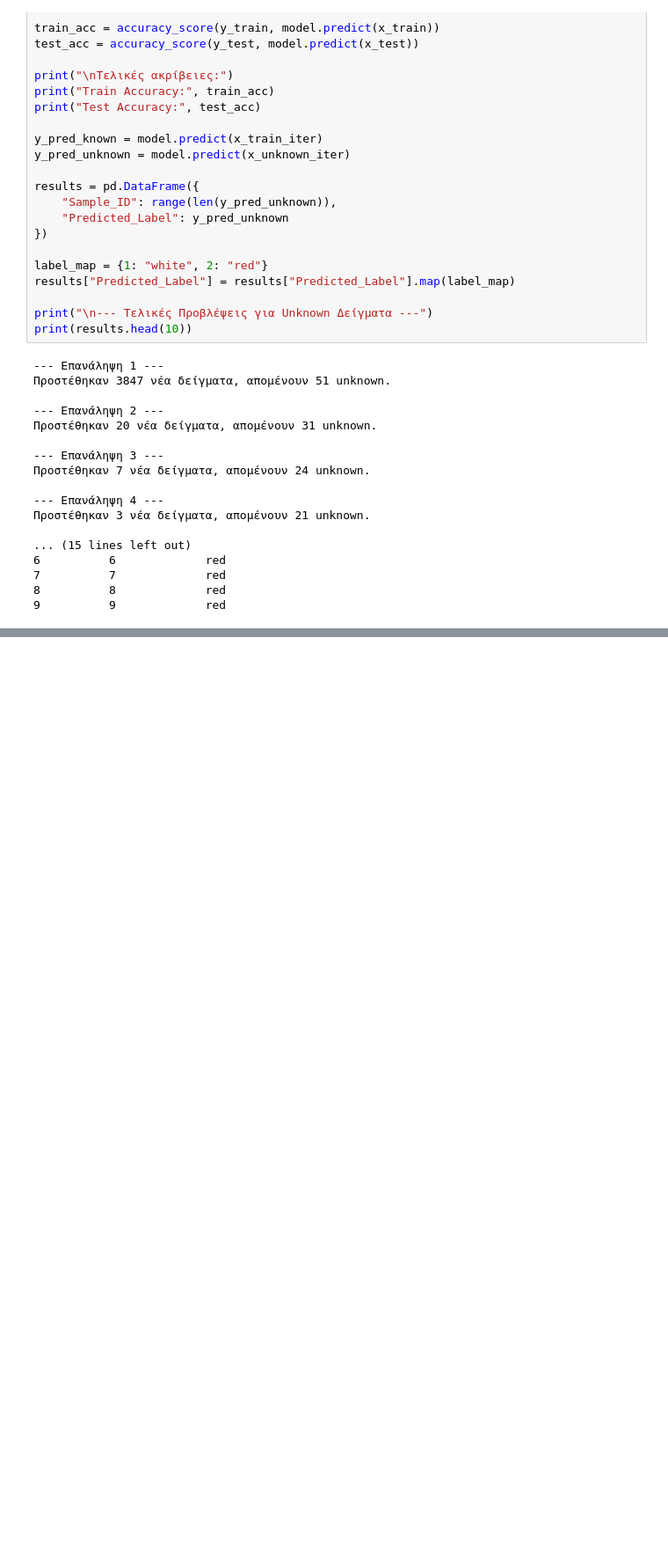
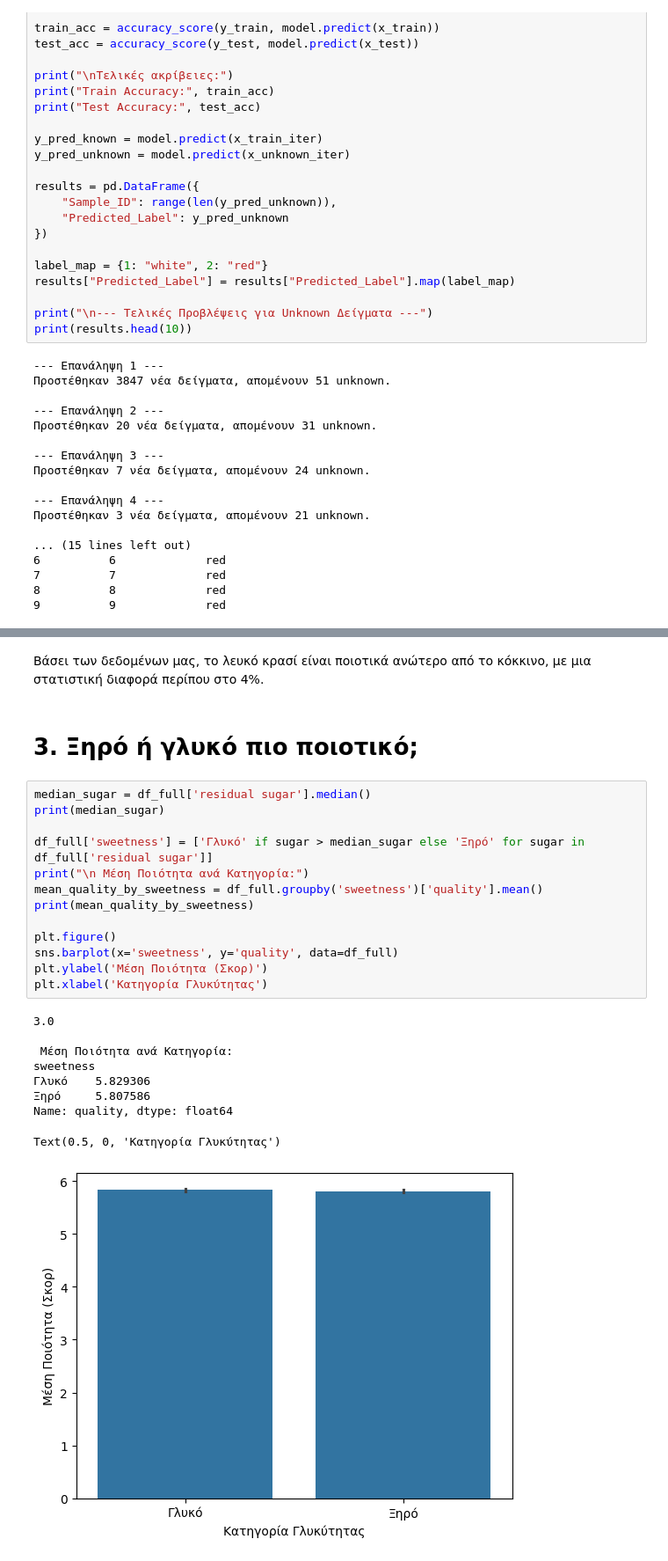
Before and after one commit to vpapoglou/Machine-Learning-Auth, a Jupyter notebook: Εργασία_4.ipynb, the cells around one changed output, grey strips where cells are left out. Shown at 88% size. Cells and saved outputs as stored; diff of their text form; blank space fills up the shorter version.

```diff
--- a/Εργασία_4.ipynb
+++ b/Εργασία_4.ipynb
@@ -354,0 +392,27 @@ print(results.head(10))
+# %% [markdown]
+Βάσει των δεδομένων μας, το λευκό κρασί είναι ποιοτικά ανώτερο από το κόκκινο, με μια στατιστική διαφορά περίπου στο 4%.
+# %% [markdown]
+# 3. Ξηρό ή γλυκό πιο ποιοτικό;
+# %%
+median_sugar = df_full['residual sugar'].median()
+print(median_sugar)
+
+df_full['sweetness'] = ['Γλυκό' if sugar > median_sugar else 'Ξηρό' for sugar in df_full['residual sugar']]
+print("\n Μέση Ποιότητα ανά Κατηγορία:")
+mean_quality_by_sweetness = df_full.groupby('sweetness')['quality'].mean()
+print(mean_quality_by_sweetness)
+
+plt.figure()
+sns.barplot(x='sweetness', y='quality', data=df_full)
+plt.ylabel('Μέση Ποιότητα (Σκορ)')
+plt.xlabel('Κατηγορία Γλυκύτητας')
+# %% [output]
+3.0
+
+ Μέση Ποιότητα ανά Κατηγορία:
+sweetness
+Γλυκό    5.829306
+Ξηρό     5.807586
+Name: quality, dtype: float64
+Text(0.5, 0, 'Κατηγορία Γλυκύτητας')
+[figure, added]
```
Also changed, not shown: parts of 25 cells of this notebook.
